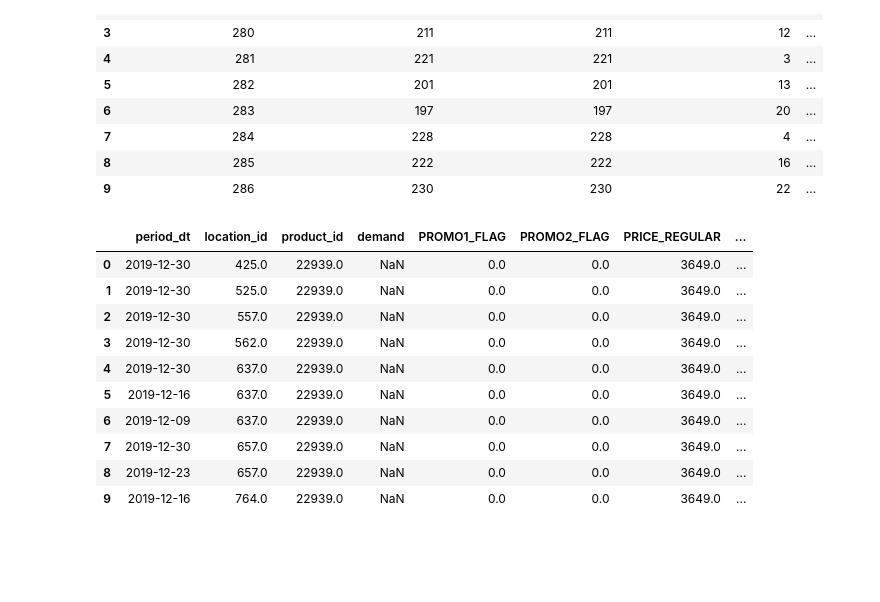
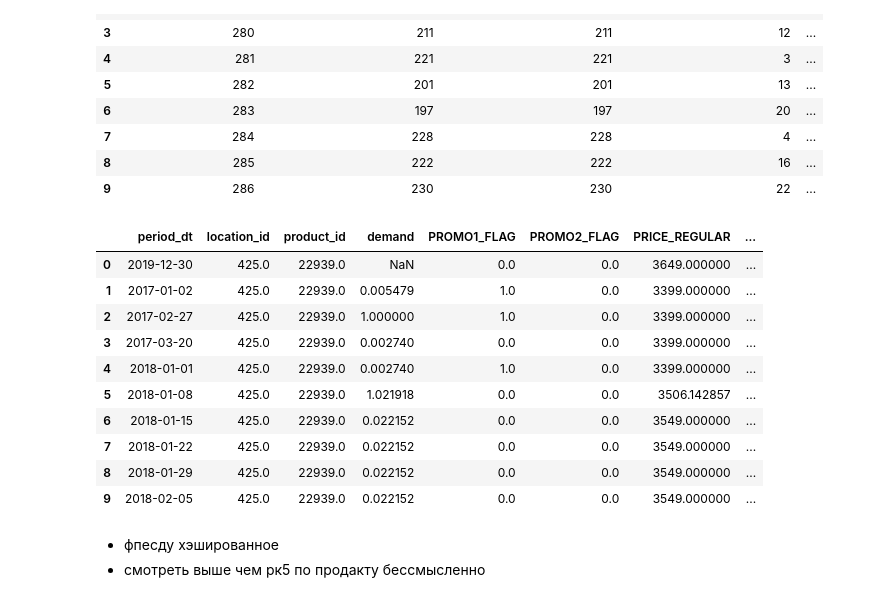
Before and after one commit to tane-superior/retail-demand-forecast, a Jupyter notebook: proj.ipynb, the cells around one changed output. Cells and saved outputs as stored; diff of their text form; code cells hidden in the pictures; blank space fills up the shorter version.

```diff
--- a/proj.ipynb
+++ b/proj.ipynb
@@ -84,18 +94,21 @@ location_df.head(10)
 | 9 | 286 | 230 | 230 | 22 | ... |
 # %%
 train_loc = pd.merge(train_df, location_df, left_on='location_id', right_on='STORE_LOCATION_RK')
-train_merged = pd.merge(train_df, product_df, left_on='product_id', right_on='PRODUCT_RK')
+train_merged = pd.merge(train_loc, product_df, left_on='product_id', right_on='PRODUCT_RK')
 
 train_merged.head(10)
 # %% [output]
 |  | period_dt | location_id | product_id | demand | PROMO1_FLAG | PROMO2_FLAG | PRICE_REGULAR | ... |
-| 0 | 2019-12-30 | 425.0 | 22939.0 | NaN | 0.0 | 0.0 | 3649.0 | ... |
-| 1 | 2019-12-30 | 525.0 | 22939.0 | NaN | 0.0 | 0.0 | 3649.0 | ... |
-| 2 | 2019-12-30 | 557.0 | 22939.0 | NaN | 0.0 | 0.0 | 3649.0 | ... |
-| 3 | 2019-12-30 | 562.0 | 22939.0 | NaN | 0.0 | 0.0 | 3649.0 | ... |
-| 4 | 2019-12-30 | 637.0 | 22939.0 | NaN | 0.0 | 0.0 | 3649.0 | ... |
-| 5 | 2019-12-16 | 637.0 | 22939.0 | NaN | 0.0 | 0.0 | 3649.0 | ... |
-| 6 | 2019-12-09 | 637.0 | 22939.0 | NaN | 0.0 | 0.0 | 3649.0 | ... |
-| 7 | 2019-12-30 | 657.0 | 22939.0 | NaN | 0.0 | 0.0 | 3649.0 | ... |
-| 8 | 2019-12-23 | 657.0 | 22939.0 | NaN | 0.0 | 0.0 | 3649.0 | ... |
-| 9 | 2019-12-16 | 764.0 | 22939.0 | NaN | 0.0 | 0.0 | 3649.0 | ... |
+| 0 | 2019-12-30 | 425.0 | 22939.0 | NaN | 0.0 | 0.0 | 3649.000000 | ... |
+| 1 | 2017-01-02 | 425.0 | 22939.0 | 0.005479 | 1.0 | 0.0 | 3399.000000 | ... |
+| 2 | 2017-02-27 | 425.0 | 22939.0 | 1.000000 | 1.0 | 0.0 | 3399.000000 | ... |
+| 3 | 2017-03-20 | 425.0 | 22939.0 | 0.002740 | 0.0 | 0.0 | 3399.000000 | ... |
+| 4 | 2018-01-01 | 425.0 | 22939.0 | 0.002740 | 1.0 | 0.0 | 3399.000000 | ... |
+| 5 | 2018-01-08 | 425.0 | 22939.0 | 1.021918 | 0.0 | 0.0 | 3506.142857 | ... |
+| 6 | 2018-01-15 | 425.0 | 22939.0 | 0.022152 | 0.0 | 0.0 | 3549.000000 | ... |
+| 7 | 2018-01-22 | 425.0 | 22939.0 | 0.022152 | 0.0 | 0.0 | 3549.000000 | ... |
+| 8 | 2018-01-29 | 425.0 | 22939.0 | 0.022152 | 0.0 | 0.0 | 3549.000000 | ... |
+| 9 | 2018-02-05 | 425.0 | 22939.0 | 0.022152 | 0.0 | 0.0 | 3549.000000 | ... |
+# %% [markdown]
+- фпесду хэшированное
+- смотреть выше чем рк5 по продакту бессмысленно
```
Also changed, not shown: parts of 24 cells of this notebook.
